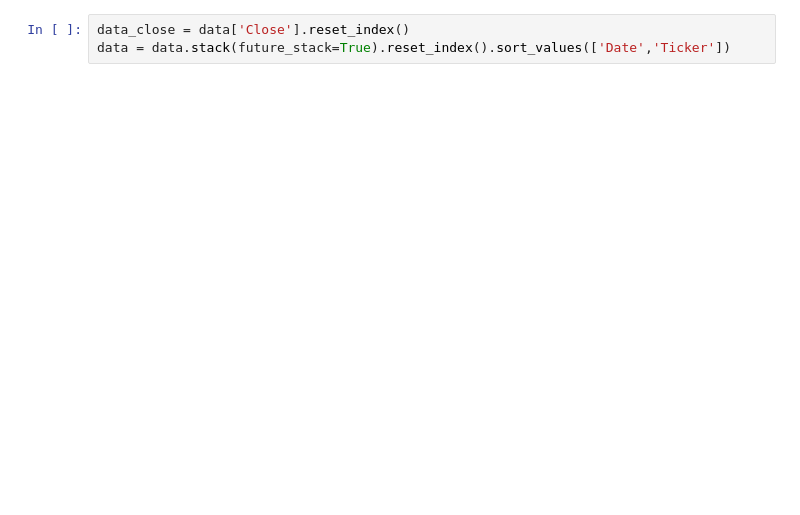
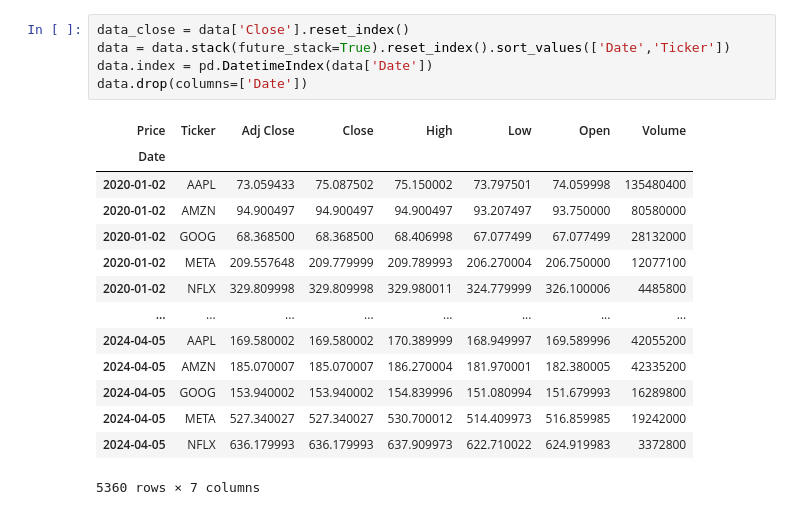
Before and after one commit to MPauline26/StockPriceModelling, a Jupyter notebook: StockPriceModelling.ipynb, the cells around one changed output. Cells and saved outputs as stored; diff of their text form; blank space fills up the shorter version.

```diff
--- a/StockPriceModelling.ipynb
+++ b/StockPriceModelling.ipynb
@@ -38,3 +46,20 @@ Date                                                                    ...
 # %%
 data_close = data['Close'].reset_index()
 data = data.stack(future_stack=True).reset_index().sort_values(['Date','Ticker'])
+data.index = pd.DatetimeIndex(data['Date'])
+data.drop(columns=['Date'])
+# %% [output]
+| Price | Ticker | Adj Close | Close | High | Low | Open | Volume |
+| Date |  |  |  |  |  |  |  |
+| 2020-01-02 | AAPL | 73.059433 | 75.087502 | 75.150002 | 73.797501 | 74.059998 | 135480400 |
+| 2020-01-02 | AMZN | 94.900497 | 94.900497 | 94.900497 | 93.207497 | 93.750000 | 80580000 |
+| 2020-01-02 | GOOG | 68.368500 | 68.368500 | 68.406998 | 67.077499 | 67.077499 | 28132000 |
+| 2020-01-02 | META | 209.557648 | 209.779999 | 209.789993 | 206.270004 | 206.750000 | 12077100 |
+| 2020-01-02 | NFLX | 329.809998 | 329.809998 | 329.980011 | 324.779999 | 326.100006 | 4485800 |
+| ... | ... | ... | ... | ... | ... | ... | ... |
+| 2024-04-05 | AAPL | 169.580002 | 169.580002 | 170.389999 | 168.949997 | 169.589996 | 42055200 |
+| 2024-04-05 | AMZN | 185.070007 | 185.070007 | 186.270004 | 181.970001 | 182.380005 | 42335200 |
+| 2024-04-05 | GOOG | 153.940002 | 153.940002 | 154.839996 | 151.080994 | 151.679993 | 16289800 |
+| 2024-04-05 | META | 527.340027 | 527.340027 | 530.700012 | 514.409973 | 516.859985 | 19242000 |
+| 2024-04-05 | NFLX | 636.179993 | 636.179993 | 637.909973 | 622.710022 | 624.919983 | 3372800 |
+5360 rows × 7 columns
```
Also changed, not shown: parts of 7 cells of this notebook.
